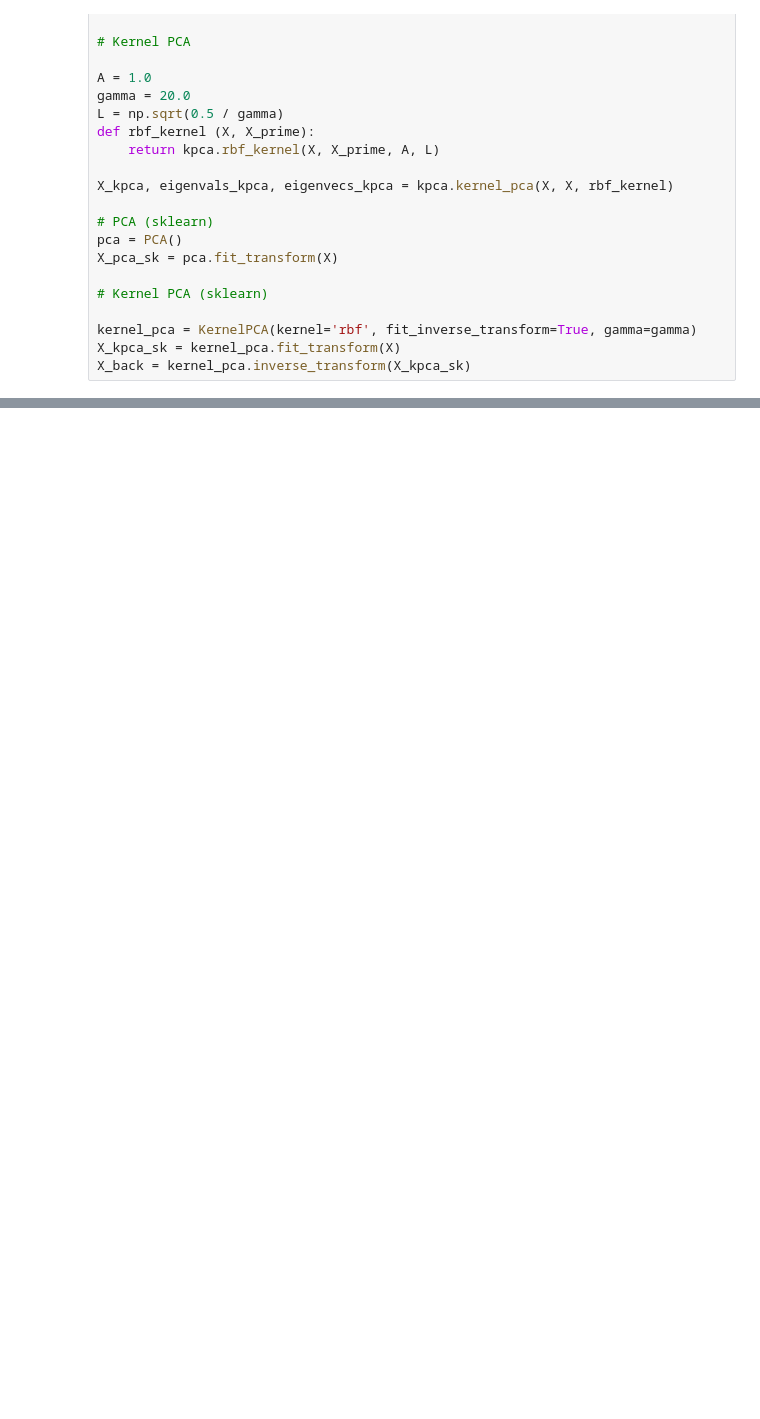
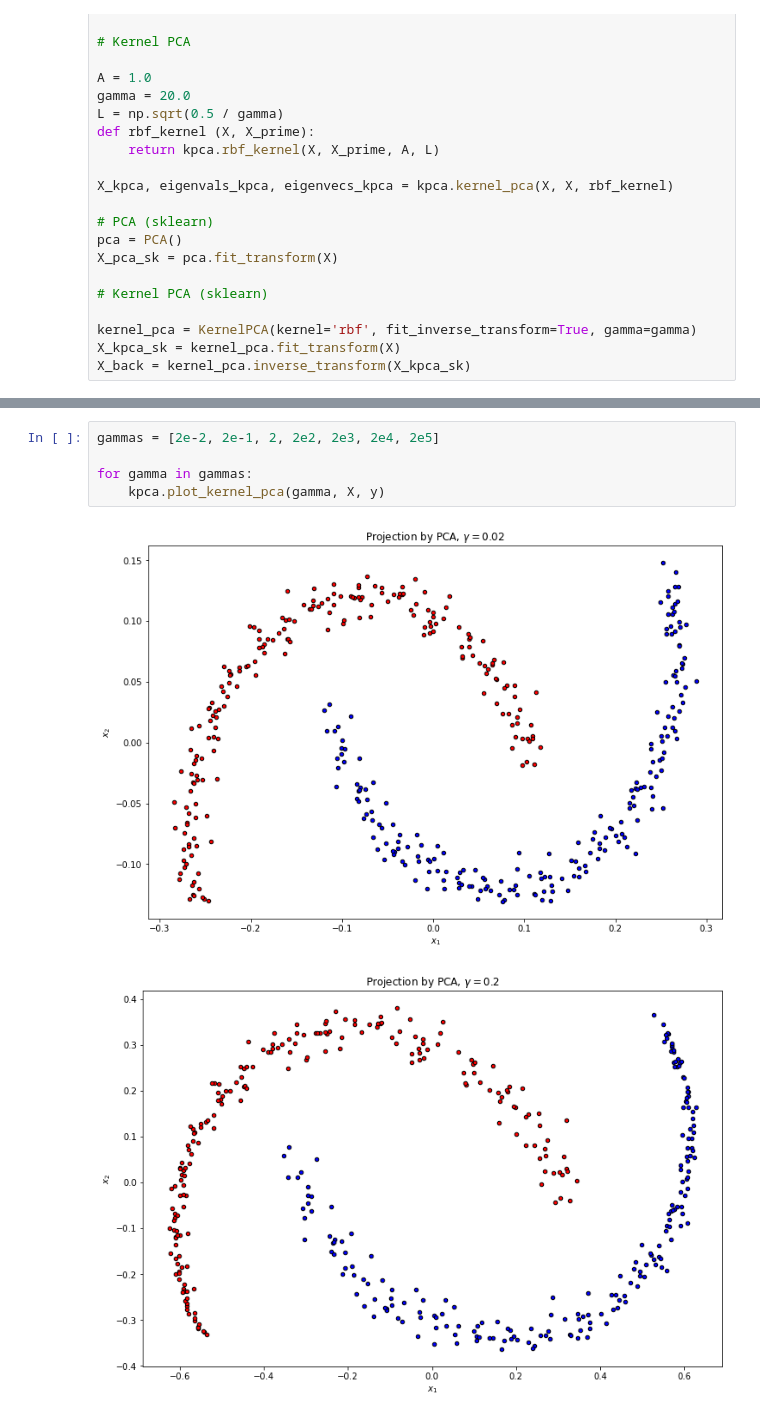
Before and after one commit to glorelvalle/mucd-mg, a Jupyter notebook: mf/p2/demo_kernel_pca.ipynb, the cells around one changed output, grey strips where cells are left out. Cells and saved outputs as stored; diff of their text form; blank space fills up the shorter version.

```diff
--- a/mf/p2/demo_kernel_pca.ipynb
+++ b/mf/p2/demo_kernel_pca.ipynb
@@ -148,0 +142,8 @@ They are both correct, but in Sklearn's implementation they select a determinist
+# %%
+gammas = [2e-2, 2e-1, 2, 2e2, 2e3, 2e4, 2e5]
+
+for gamma in gammas:
+    kpca.plot_kernel_pca(gamma, X, y)
+# %% [output]
+[figure, added]
+[figure, added]
```
Also changed, not shown: parts of 5 cells of this notebook, 1 other file.
